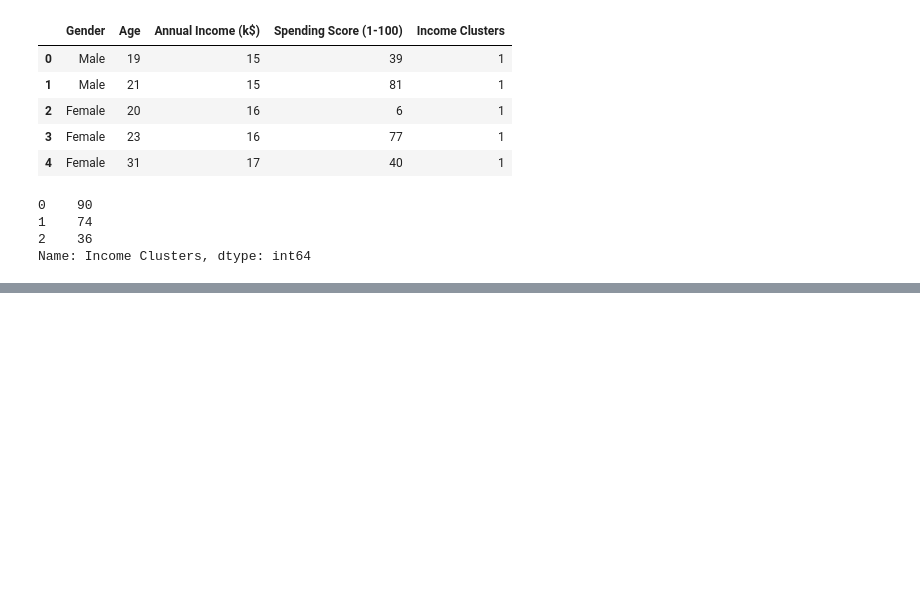
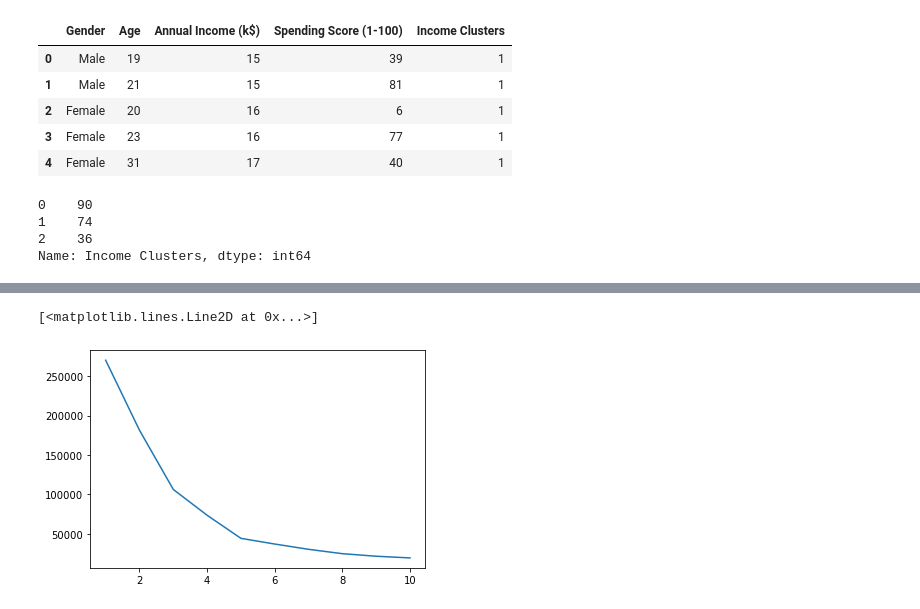
Before and after one commit to drigger091/Customer_segmentation-with-python, a Jupyter notebook: main.ipynb, the cells around one changed output, grey strips where cells are left out. Drawn from its saved outputs; the diff is of its cells as text; code cells hidden in the pictures; blank space fills up the shorter version.

Commit message:
clustering optimization

```diff
--- a/main.ipynb
+++ b/main.ipynb
@@ -249,0 +272,6 @@ Name: Income Clusters, dtype: int64
+# %%
+clustering2 = KMeans()
+clustering2.fit(df[['Annual Income (k$)','Spending Score (1-100)']])
+clustering2.labels_
+df['Spending and Income clusters'] = clustering2.labels_
+df.head()
@@ -249,0 +297,14 @@ Name: Income Clusters, dtype: int64
+# %%
+# ways to optimize the cluster
+inertia_Scores2 = []
+
+
+for i in range(1,11):
+    kmeans2 = KMeans(n_clusters=i)
+    kmeans2.fit(df[['Annual Income (k$)','Spending Score (1-100)']])
+    inertia_Scores2.append( kmeans2.inertia_)
+
+plt.plot(range(1,11),inertia_Scores2)
+# %% [output]
+[<matplotlib.lines.Line2D at 0x...>]
+[figure, added]
```
Also changed, not shown: parts of 8 cells of this notebook.
